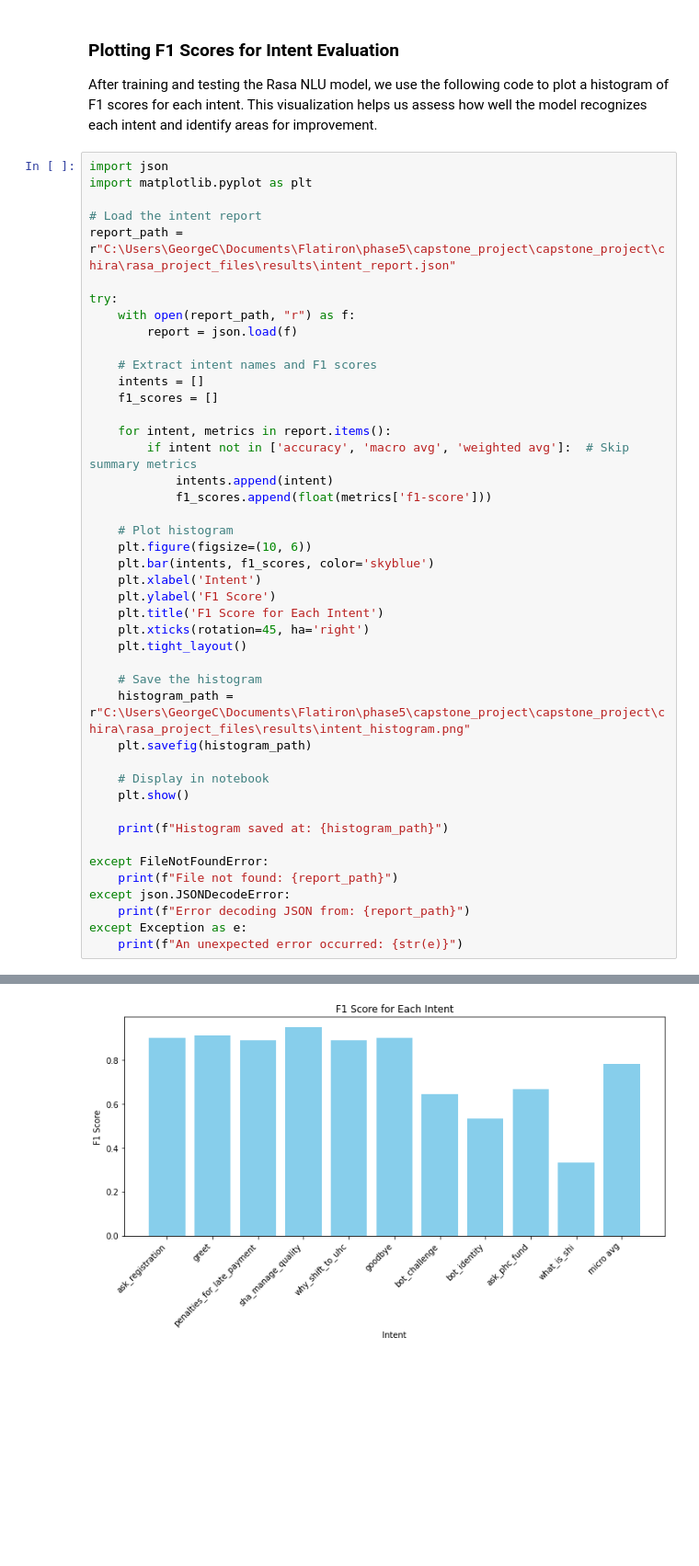
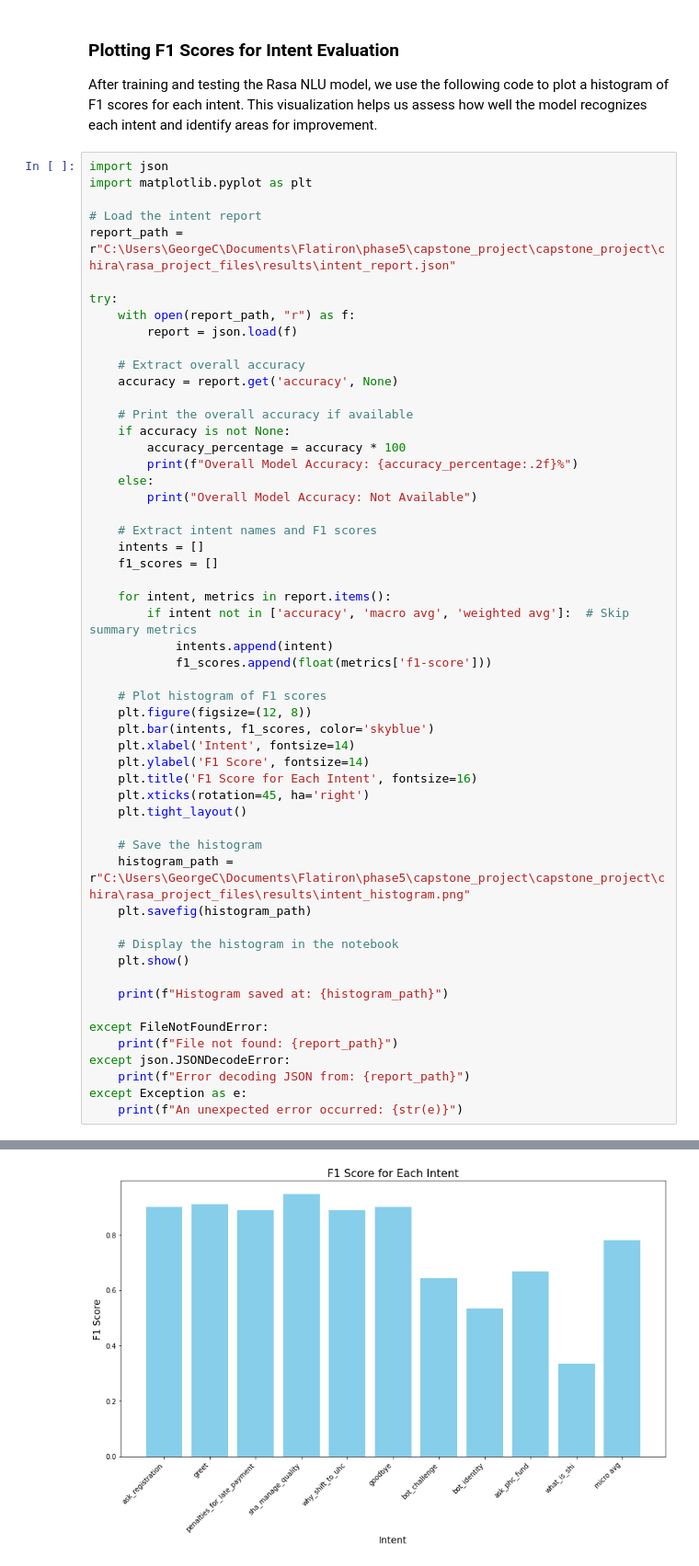
Before and after one commit to George-Chira/capstone_project, a Jupyter notebook: notebooks/Chira.ipynb, the cells around one changed output, grey strips where cells are left out. Shown: that part at 92% size. Saved outputs shown, nothing was run; the diff lists cells and outputs as text; blank space fills up the shorter version.

Commit message:
further model evaluations

```diff
--- a/notebooks/Chira.ipynb
+++ b/notebooks/Chira.ipynb
@@ -779,6 +784,16 @@ try:
     with open(report_path, "r") as f:
         report = json.load(f)
 
+    # Extract overall accuracy
+    accuracy = report.get('accuracy', None)
+
+    # Print the overall accuracy if available
+    if accuracy is not None:
+        accuracy_percentage = accuracy * 100
+        print(f"Overall Model Accuracy: {accuracy_percentage:.2f}%")
+    else:
+        print("Overall Model Accuracy: Not Available")
+
     # Extract intent names and F1 scores
     intents = []
     f1_scores = []
@@ -788,12 +803,12 @@ try:
             intents.append(intent)
             f1_scores.append(float(metrics['f1-score']))
 
-    # Plot histogram
-    plt.figure(figsize=(10, 6))
+    # Plot histogram of F1 scores
+    plt.figure(figsize=(12, 8))
     plt.bar(intents, f1_scores, color='skyblue')
-    plt.xlabel('Intent')
-    plt.ylabel('F1 Score')
-    plt.title('F1 Score for Each Intent')
+    plt.xlabel('Intent', fontsize=14)
+    plt.ylabel('F1 Score', fontsize=14)
+    plt.title('F1 Score for Each Intent', fontsize=16)
     plt.xticks(rotation=45, ha='right')
     plt.tight_layout()
 
@@ -801,7 +816,7 @@ try:
     histogram_path = r"C:\Users\GeorgeC\Documents\Flatiron\phase5\capstone_project\capstone_project\chira\rasa_project_files\results\intent_histogram.png"
     plt.savefig(histogram_path)
 
-    # Display in notebook
+    # Display the histogram in the notebook
     plt.show()
 
     print(f"Histogram saved at: {histogram_path}")
@@ -816 +832 @@ except Exception as e:
-[figure, old version]
+[figure, new version]
```
Also changed, not shown: parts of 6 cells of this notebook.
